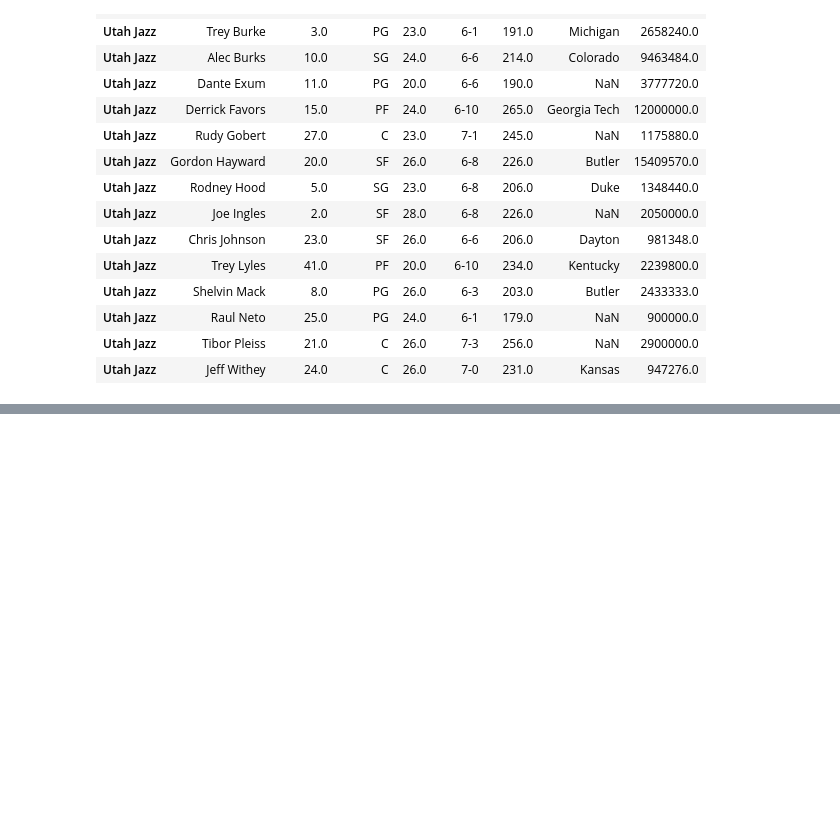
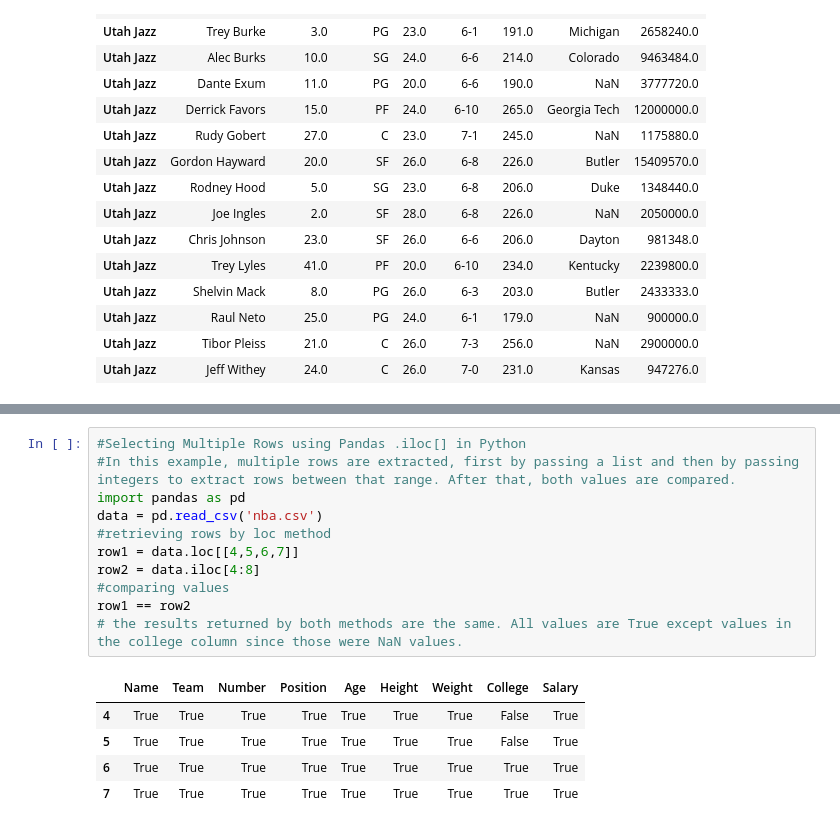
Before and after one commit to Lenmbugua/Python-Numpy-and-Pandas, a Jupyter notebook: Pandas.ipynb, the cells around one changed output, grey strips where cells are left out. Saved outputs shown, nothing was run; the diff lists cells and outputs as text; blank space fills up the shorter version.

```diff
--- a/Pandas.ipynb
+++ b/Pandas.ipynb
@@ -733,0 +781,17 @@ rows
+# %%
+#Selecting Multiple Rows using Pandas .iloc[] in Python
+#In this example, multiple rows are extracted, first by passing a list and then by passing integers to extract rows between that range. After that, both values are compared.
+import pandas as pd
+data = pd.read_csv('nba.csv')
+#retrieving rows by loc method
+row1 = data.loc[[4,5,6,7]]
+row2 = data.iloc[4:8]
+#comparing values
+row1 == row2
+# the results returned by both methods are the same. All values are True except values in the college column since those were NaN values.
+# %% [output]
+|  | Name | Team | Number | Position | Age | Height | Weight | College | Salary |
+| 4 | True | True | True | True | True | True | True | False | True |
+| 5 | True | True | True | True | True | True | True | False | True |
+| 6 | True | True | True | True | True | True | True | True | True |
+| 7 | True | True | True | True | True | True | True | True | True |
```
Also changed, not shown: parts of 3 cells of this notebook.
